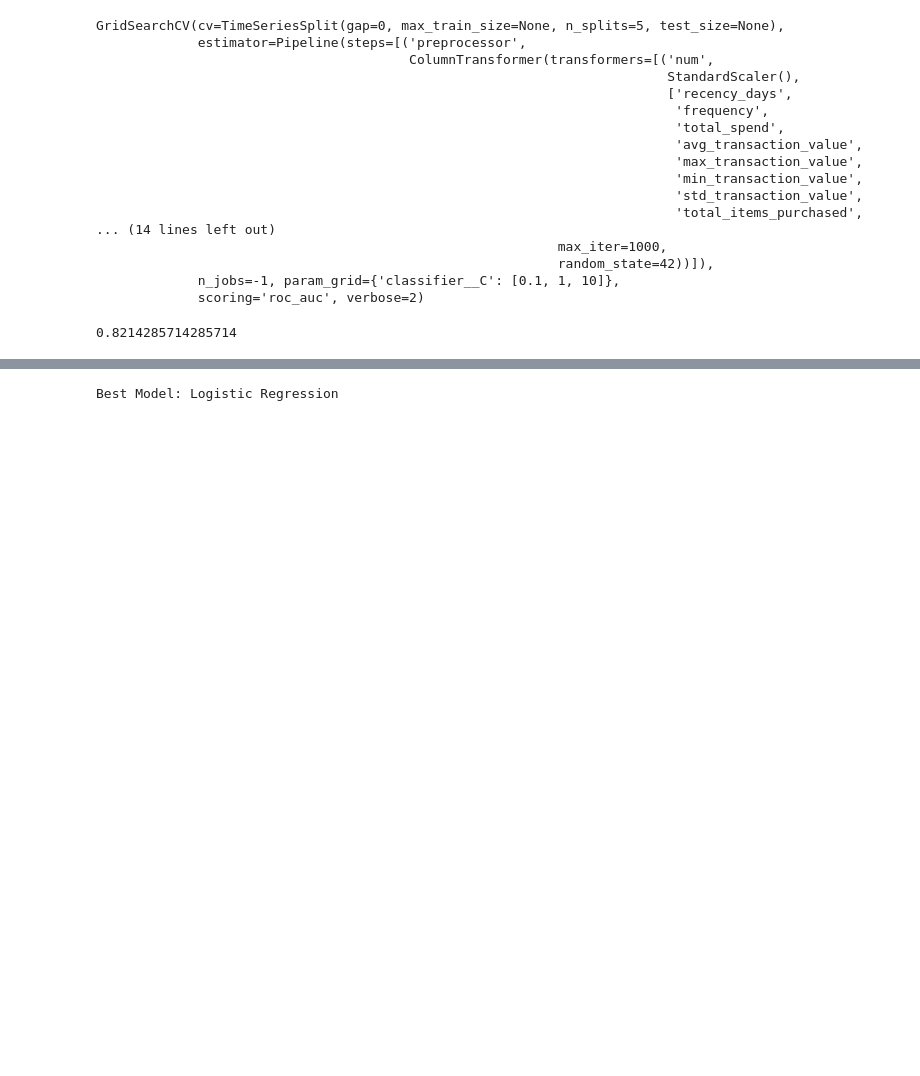
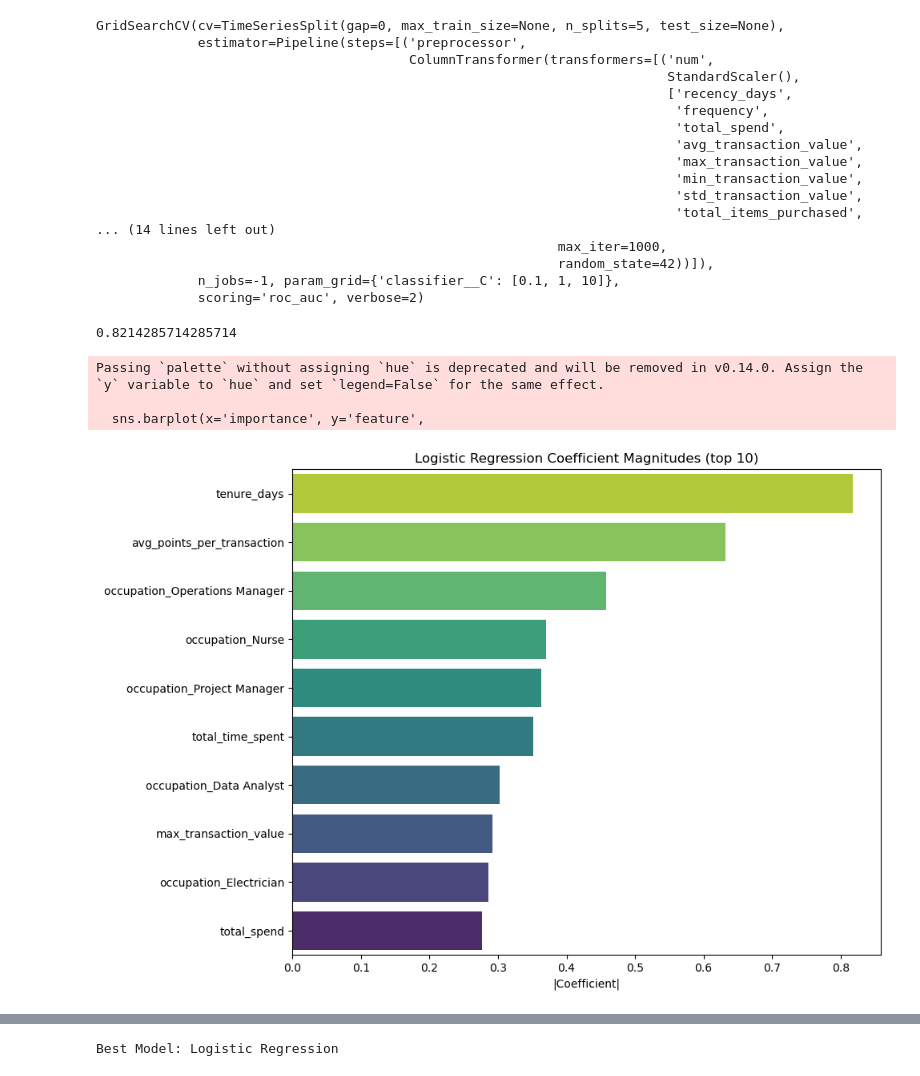
Before and after one commit to jzhou196/RBAC-Calian-Case-Competition, a Jupyter notebook: churn_pred.ipynb, the cells around one changed output, grey strips where cells are left out. Drawn from its saved outputs; the diff is of its cells as text; code cells hidden in the pictures; blank space fills up the shorter version.

```diff
--- a/churn_pred.ipynb
+++ b/churn_pred.ipynb
@@ -495,3 +546,37 @@ agg_results['Logistic Regression'] = accuracy_score(y_test, lr_pred_test)
 agg_results['Logistic Regression']
 # %% [output]
 0.8214285714285714
+# %%
+# Get feature names including one-hot encoded categories
+feature_names = np.concatenate([
+    np.array(numerical_cols),
+    lr_grid.best_estimator_.named_steps['preprocessor']
+           .named_transformers_['cat']
+           .get_feature_names_out(categorical_cols)
+])
+
+# Get coefficients and take absolute values (since sign only indicates direction)
+coefficients = np.abs(lr_grid.best_estimator_.named_steps['classifier'].coef_[0])
+
+# Create importance DataFrame
+lr_importance = pd.DataFrame({
+    'feature': feature_names,
+    'importance': coefficients
+}).sort_values('importance', ascending=False)
+
+# Plot
+plt.figure(figsize=(10, max(6, len(lr_importance.head(20)) * 0.35)))
+sns.barplot(x='importance', y='feature',
+           data=lr_importance.head(10).sort_values('importance', ascending=True),
+           palette='viridis')
+plt.gca().invert_yaxis()  # ensure most important shown at top
+plt.title('Logistic Regression Coefficient Magnitudes (top 10)')
+plt.xlabel('|Coefficient|')
+plt.ylabel('')
+plt.tight_layout()
+plt.show()
+# %% [output]
+Passing `palette` without assigning `hue` is deprecated and will be removed in v0.14.0. Assign the `y` variable to `hue` and set `legend=False` for the same effect.
+
+  sns.barplot(x='importance', y='feature',
+[figure, added]
```
Also changed, not shown: parts of 36 cells of this notebook, 2 other files.
